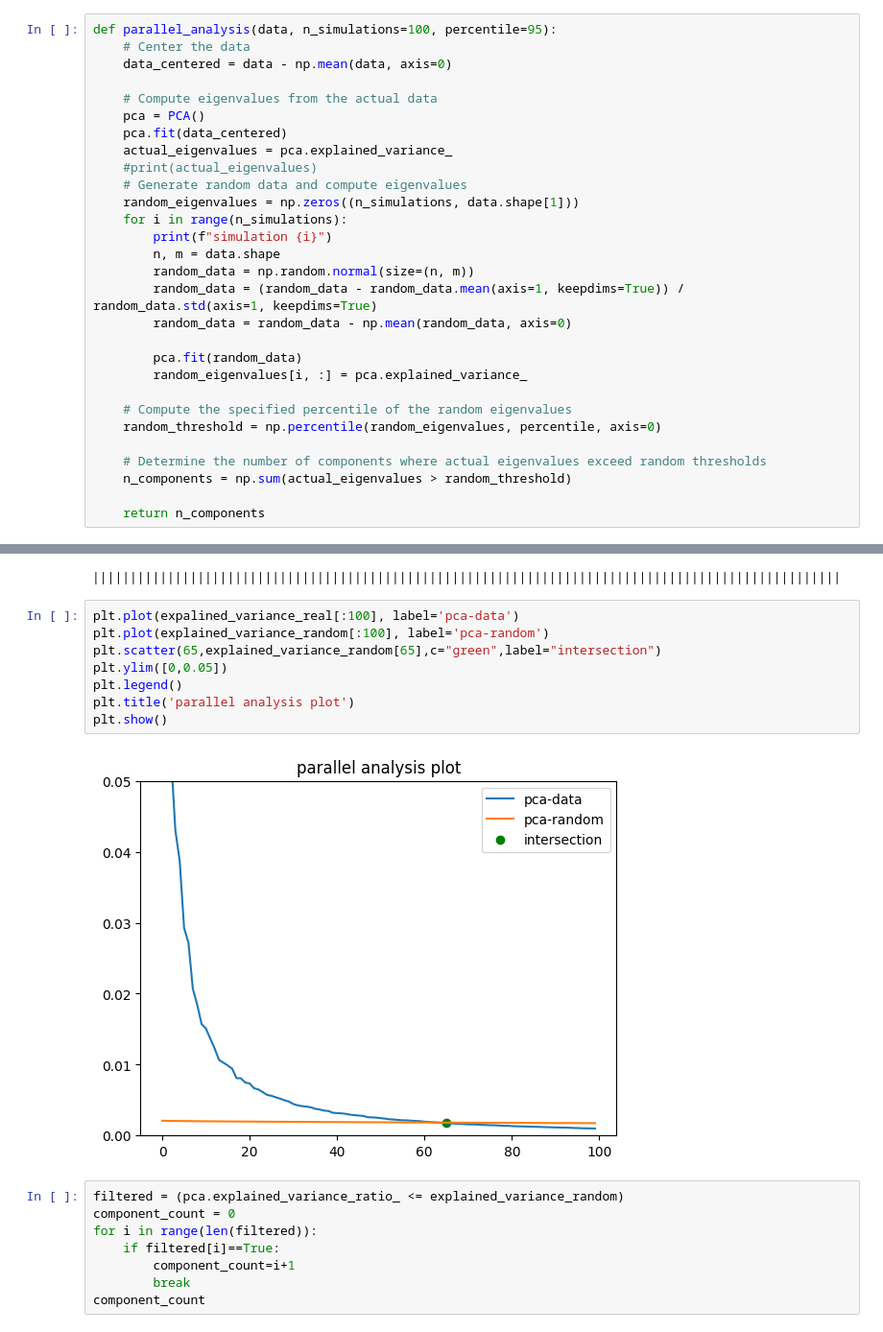
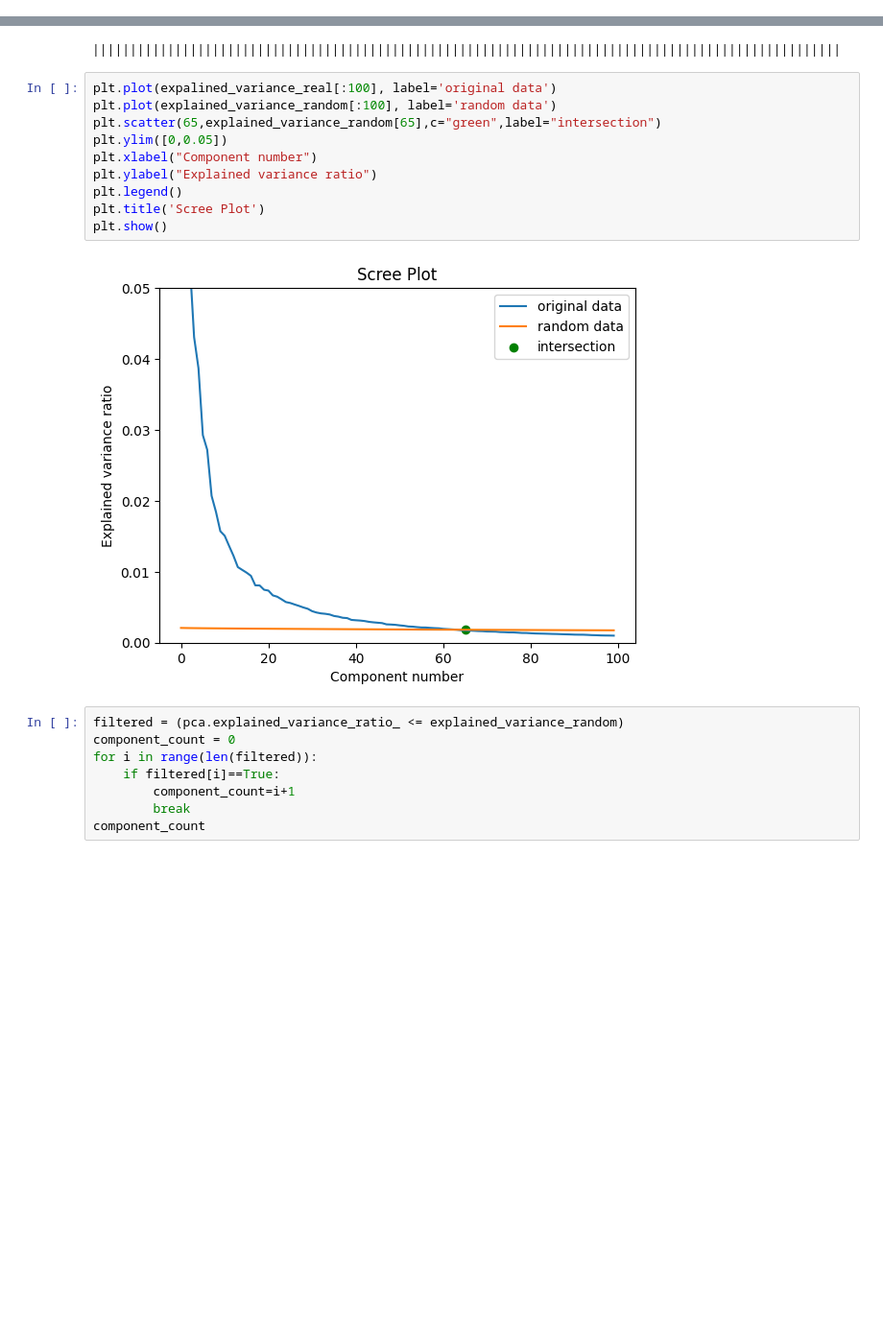
Before and after one commit to ikradnegyhusz/clothing_classifier, a Jupyter notebook: eda.ipynb, the cells around one changed output, grey strips where cells are left out. Shown at 96% size. Cells and saved outputs as stored; diff of their text form; blank space fills up the shorter version.

```diff
--- a/eda.ipynb
+++ b/eda.ipynb
@@ -45,29 +41,0 @@ array([924.84318169, 610.02493898])
-# %%
-def parallel_analysis(data, n_simulations=100, percentile=95):
-    # Center the data
-    data_centered = data - np.mean(data, axis=0)
-
-    # Compute eigenvalues from the actual data
-    pca = PCA()
-    pca.fit(data_centered)
-    actual_eigenvalues = pca.explained_variance_
-    #print(actual_eigenvalues)
-    # Generate random data and compute eigenvalues
-    random_eigenvalues = np.zeros((n_simulations, data.shape[1]))
-    for i in range(n_simulations):
-        print(f"simulation {i}")
-        n, m = data.shape
-        random_data = np.random.normal(size=(n, m))
-        random_data = (random_data - random_data.mean(axis=1, keepdims=True)) / random_data.std(axis=1, keepdims=True)
-        random_data = random_data - np.mean(random_data, axis=0)
-
-        pca.fit(random_data)
-        random_eigenvalues[i, :] = pca.explained_variance_
-
-    # Compute the specified percentile of the random eigenvalues
-    random_threshold = np.percentile(random_eigenvalues, percentile, axis=0)
-
-    # Determine the number of components where actual eigenvalues exceed random thresholds
-    n_components = np.sum(actual_eigenvalues > random_threshold)
-
-    return n_components
@@ -109,15 +62,17 @@ expalined_variance_real, explained_variance_random = parallel_analysis(X_standar
 # %% [output]
 ||||||||||||||||||||||||||||||||||||||||||||||||||||||||||||||||||||||||||||||||||||||||||||||||||||
 # %%
-plt.plot(expalined_variance_real[:100], label='pca-data')
-plt.plot(explained_variance_random[:100], label='pca-random')
+plt.plot(expalined_variance_real[:100], label='original data')
+plt.plot(explained_variance_random[:100], label='random data')
 plt.scatter(65,explained_variance_random[65],c="green",label="intersection")
 plt.ylim([0,0.05])
+plt.xlabel("Component number")
+plt.ylabel("Explained variance ratio")
 plt.legend()
-plt.title('parallel analysis plot')
+plt.title('Scree Plot')
 plt.show()
 # %% [output]
-[figure, old version]
+[figure, new version]
 # %%
 filtered = (pca.explained_variance_ratio_ <= explained_variance_random)
 component_count = 0
```
Also changed, not shown: parts of 6 cells of this notebook, 1 other file.
